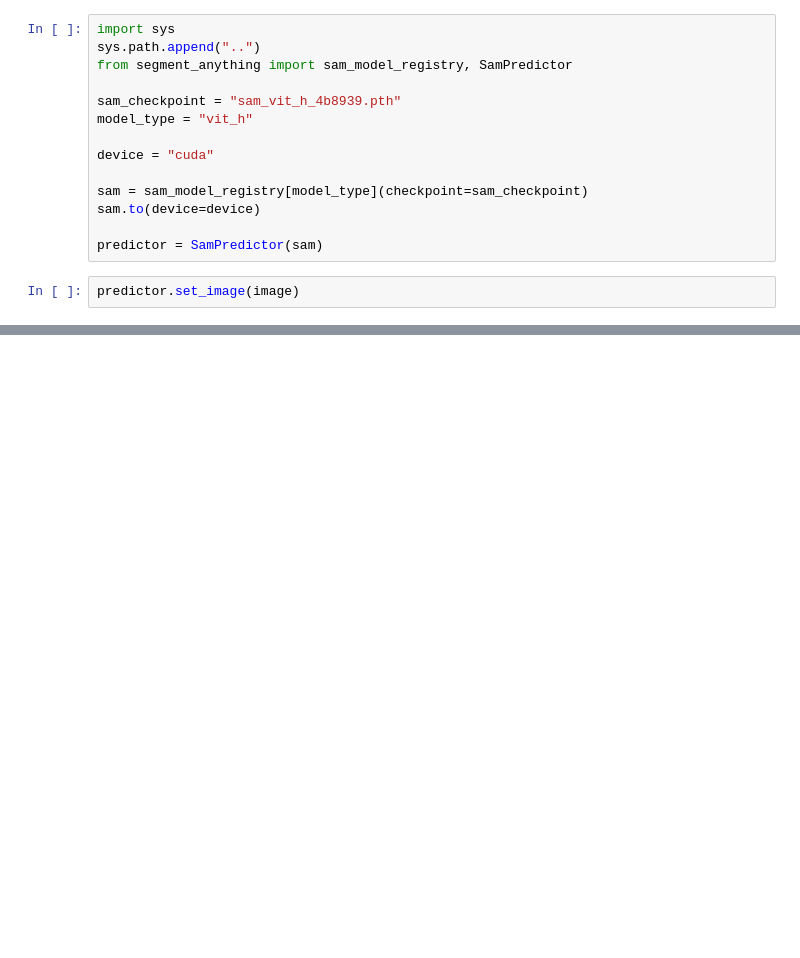
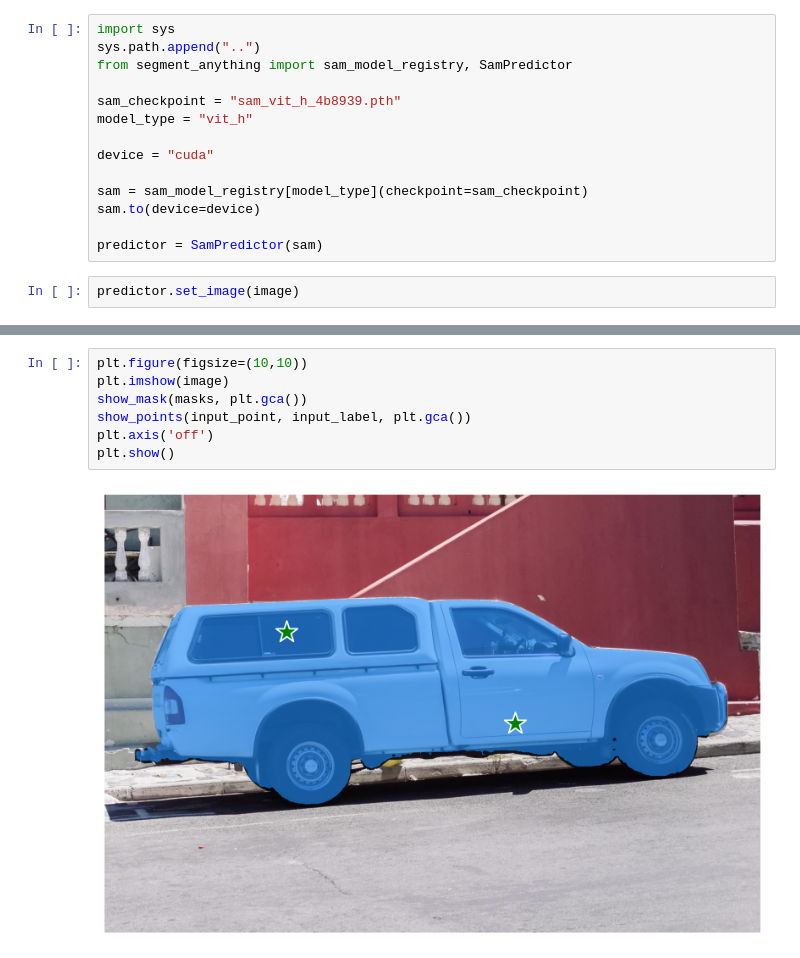
Before and after one commit to Asad-Ismail/InteractiveAnnotation, a Jupyter notebook: backend/segment.ipynb, the cells around one changed output, grey strips where cells are left out. Cells and saved outputs as stored; diff of their text form; blank space fills up the shorter version.

```diff
--- a/backend/segment.ipynb
+++ b/backend/segment.ipynb
@@ -89,0 +108,9 @@ input_label = np.array([1])
+# %%
+plt.figure(figsize=(10,10))
+plt.imshow(image)
+show_mask(masks, plt.gca())
+show_points(input_point, input_label, plt.gca())
+plt.axis('off')
+plt.show()
+# %% [output]
+[figure, added]
```
Also changed, not shown: parts of 5 cells of this notebook, 2 other files.
